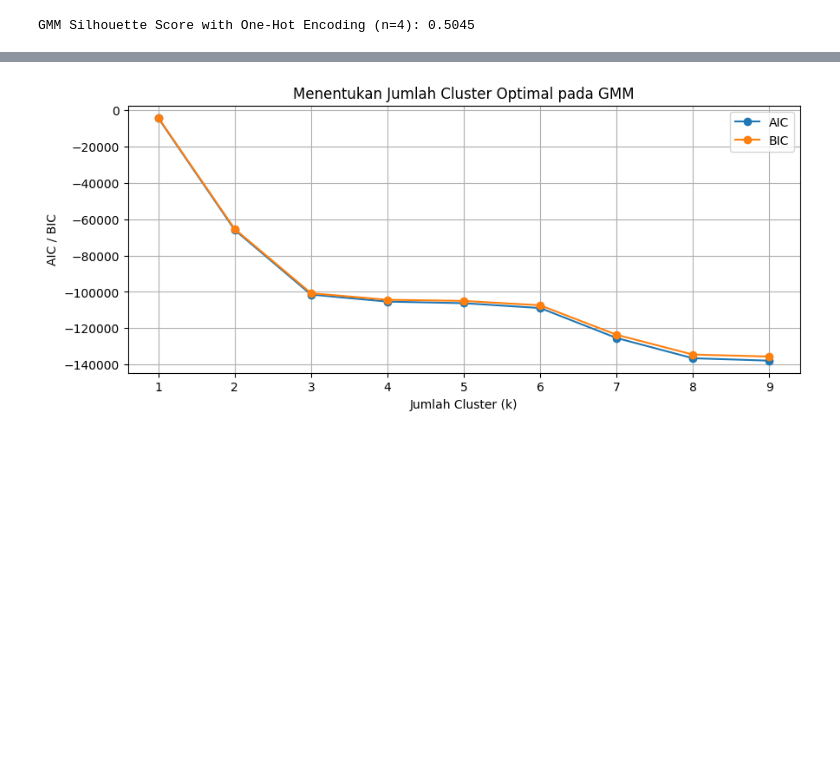
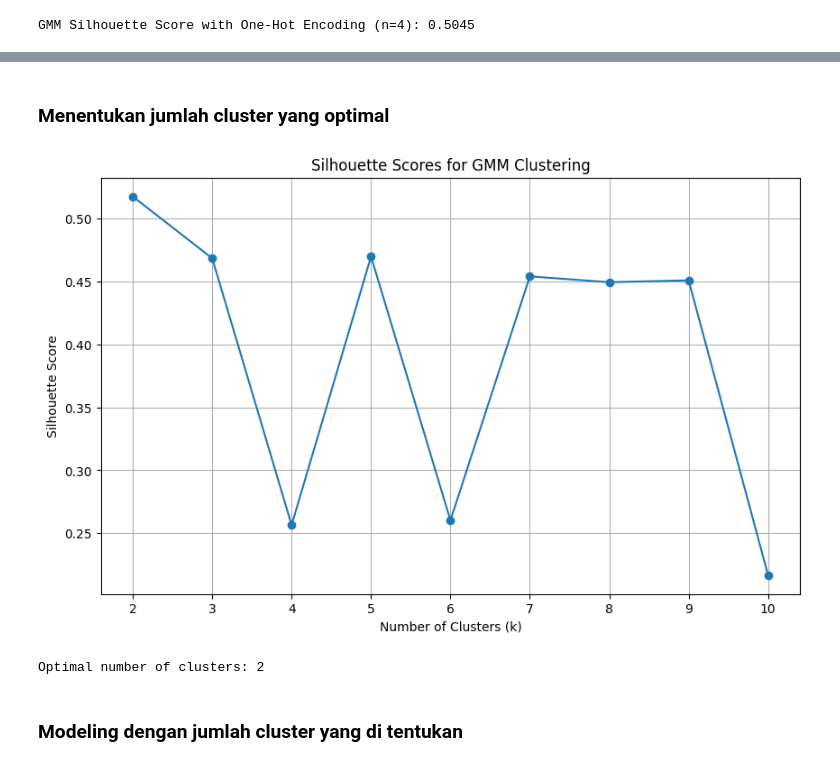
Before and after one commit to salman01-a/ProjectDS, a Jupyter notebook: ClusteringGMM.ipynb, the cells around one changed output, grey strips where cells are left out. Saved outputs shown, nothing was run; the diff lists cells and outputs as text; code cells hidden in the pictures; blank space fills up the shorter version.

```diff
--- a/ClusteringGMM.ipynb
+++ b/ClusteringGMM.ipynb
@@ -51,5 +52,5 @@ Optimal number of clusters: 2
 # %%
-gmm = GaussianMixture(n_components=4, random_state=42)
+gmm = GaussianMixture(n_components=3, random_state=42)
 labels = gmm.fit_predict(X_scaled)
 df['Cluster'] = labels
 # %%
@@ -102,32 +128,48 @@ features = [
     'FAF',
     'NCP', 'SMOKE', 'SCC'
 ]
-df_features = df[features]
+
+
+df_features = pd.DataFrame(
+   {
+    'FAVC': df_label['FAVC'],
+    'FAF': df_label['FAF'],
+    'CAEC_Sometimes': df_onehot['CAEC_Sometimes'],
+    'CAEC_no': df_onehot['CAEC_no'],
+    'CAEC_Frequently': df_onehot['CAEC_Frequently'],
+      'FCVC': df_label['FCVC'],
+      'NCP': df_label['NCP'],
+      'SMOKE': df_label['SMOKE'],
+      'SCC': df_label['SCC'],
+})
 # %%
 # 3. Scale (MinMax)
 scaler = MinMaxScaler()
 X_scaled = scaler.fit_transform(df_features)
+# %% [markdown]
+### Menentukan jumlah cluster yang optimal
 # %%
-K = range(1, 10)
-aic = []
-bic = []
-
-for k in K:
-    gmm = GaussianMixture(n_components=k, covariance_type='full', random_state=42)
-    gmm.fit(X_scaled)
-    aic.append(gmm.aic(X_scaled))
-    bic.append(gmm.bic(X_scaled))
-
-plt.figure(figsize=(10,4))
-plt.plot(K, aic, marker='o', label='AIC')
-plt.plot(K, bic, marker='o', label='BIC')
-plt.xlabel('Jumlah Cluster (k)')
-plt.ylabel('AIC / BIC')
-plt.title('Menentukan Jumlah Cluster Optimal pada GMM')
-plt.legend()
+k_values = range(2, 11)
+silhouette_scores = []
+for k in k_values:
+    gmm = GaussianMixture(n_components=k, random_state=42)
+    labels = gmm.fit_predict(X_scaled)
+    score = silhouette_score(X_scaled, labels)
+    silhouette_scores.append(score)
+plt.figure(figsize=(10, 6))
+plt.plot(k_values, silhouette_scores, marker='o')
+plt.title('Silhouette Scores for GMM Clustering')
+plt.xlabel('Number of Clusters (k)')
+plt.ylabel('Silhouette Score')
+plt.xticks(k_values)
 plt.grid()
 plt.show()
+optimal_k = k_values[np.argmax(silhouette_scores)]
+print(f'Optimal number of clusters: {optimal_k}')
 # %% [output]
-[figure, old version]
+[figure, new version]
+Optimal number of clusters: 2
+# %% [markdown]
+### Modeling dengan jumlah cluster yang di tentukan
 # %%
 # 4. Train GMM (n=4 components)
```
Also changed, not shown: parts of 21 cells of this notebook, 4 other files.
